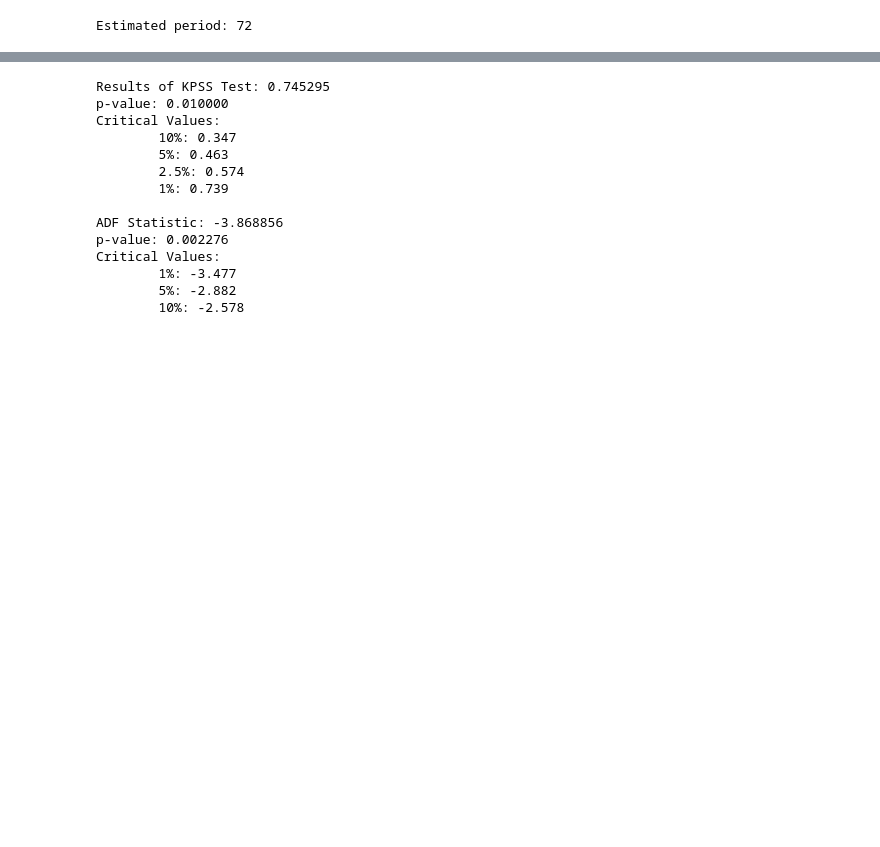
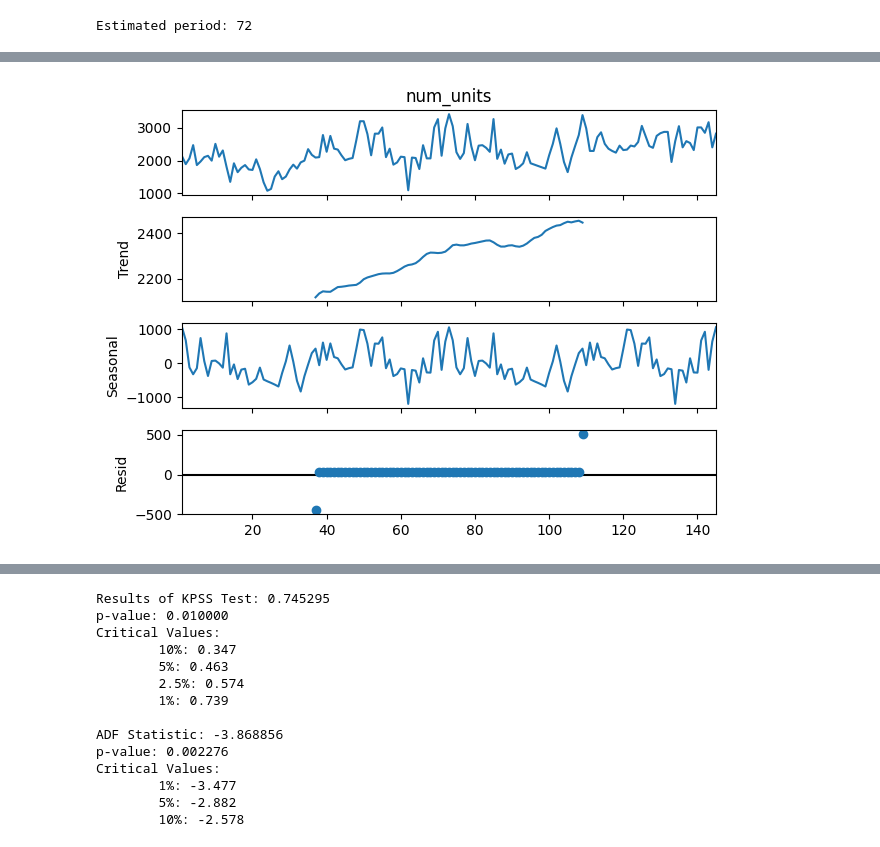
Before and after one commit to AwanRaskall/ml-demand-driven-order-planning, a Jupyter notebook: product_demand_prediction.ipynb, the cells around one changed output, grey strips where cells are left out. Cells and saved outputs as stored; diff of their text form; code cells hidden in the pictures; blank space fills up the shorter version.

Commit message:
Added Decomposition section

```diff
--- a/product_demand_prediction.ipynb
+++ b/product_demand_prediction.ipynb
@@ -541,0 +505,6 @@ autoreg(df_work)
+# %%
+decom72 = seasonal_decompose(df_work['num_units'], model = 'add', period = 72)
+decom72.plot()
+plt.show()
+# %% [output]
+[figure, added]
```
Also changed, not shown: parts of 12 cells of this notebook.
